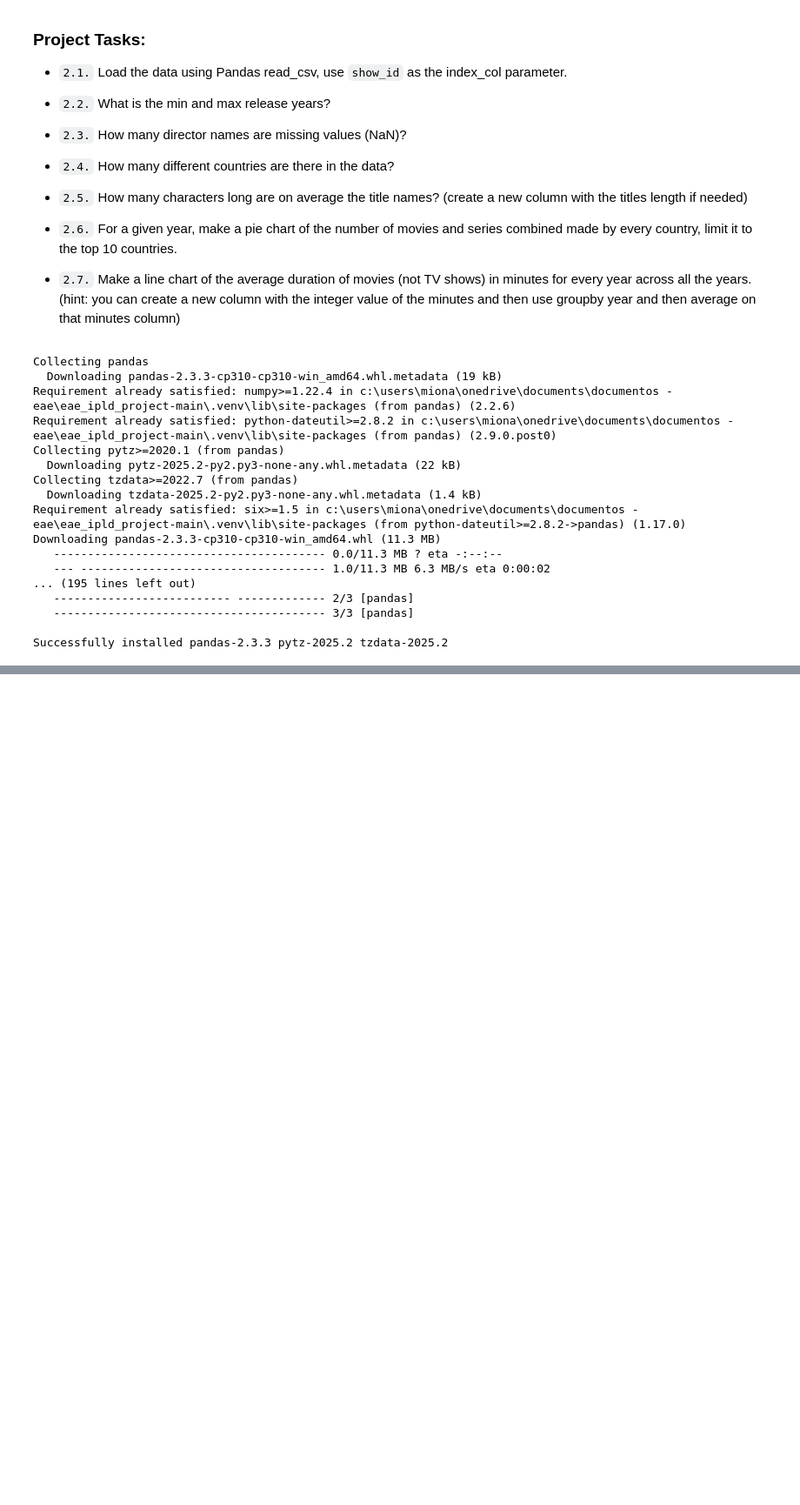
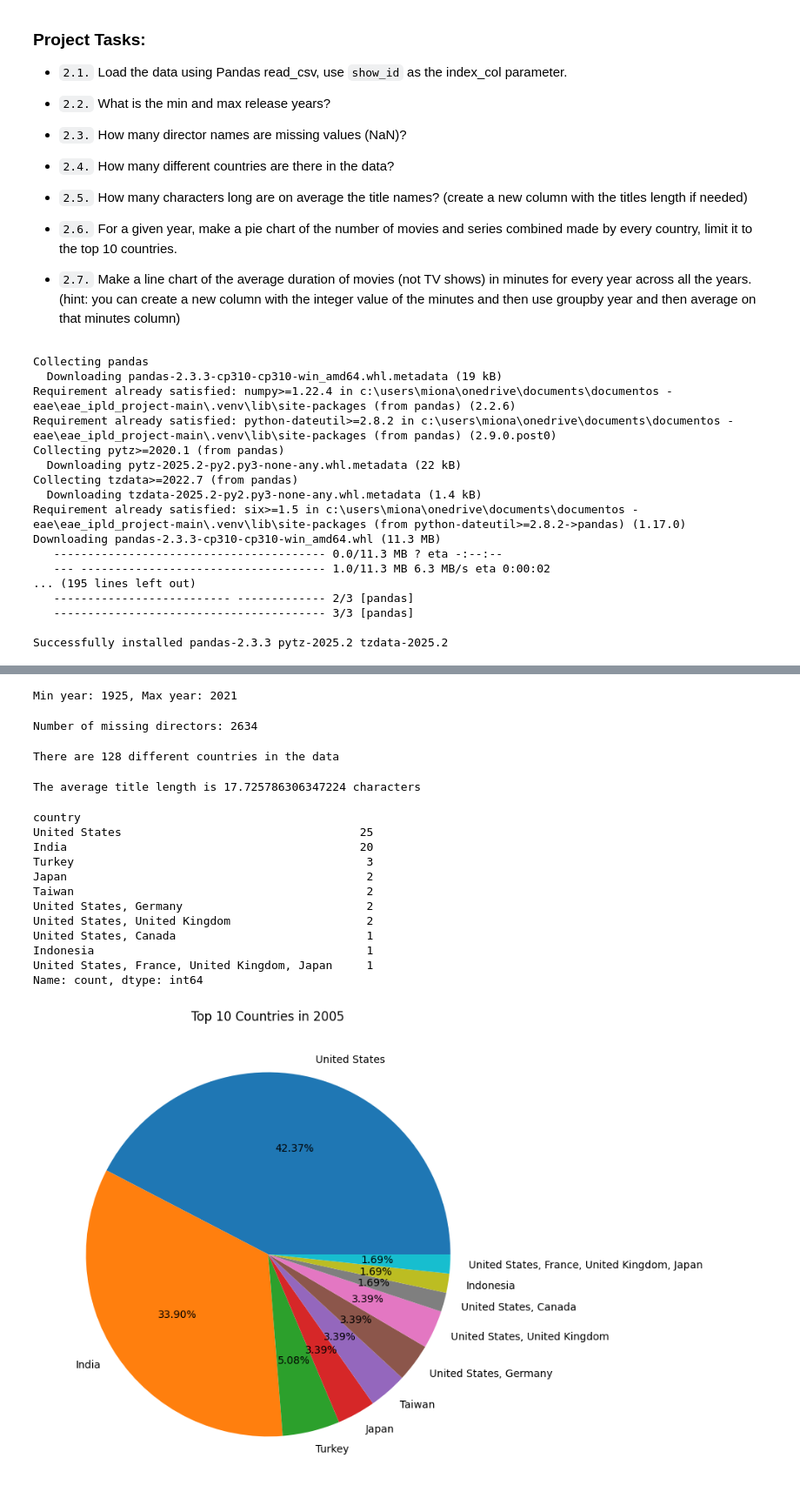
Before and after one commit to isaonaranjo/eae_ipld_project-main, a Jupyter notebook: development/02_netflix_data_analysis.ipynb, the cells around one changed output, grey strips where cells are left out. Shown at 87% size. Cells and saved outputs as stored; diff of their text form; code cells hidden in the pictures; blank space fills up the shorter version.

```diff
--- a/development/02_netflix_data_analysis.ipynb
+++ b/development/02_netflix_data_analysis.ipynb
@@ -49,6 +49,6 @@ import matplotlib.pyplot as plt
 
 data_path = "../data/netflix_titles.csv"
 
-movies_df = None  # TODO
+movies_df = pd.read_csv(data_path, index_col="show_id")
 
 movies_df
@@ -55,13 +70,17 @@ movies_df
 # %%
 # Ex 2.2: What is the min and max release years?
 
-min_year = None  # TODO
-max_year = None  # TODO
+min_year = movies_df["release_year"].min()
+max_year = movies_df["release_year"].max()
 
 print(f"Min year: {min_year}, Max year: {max_year}")
+# %% [output]
+Min year: 1925, Max year: 2021
 # %%
 # Ex 2.3: How many director names are missing values (NaN)?
 
-num_missing_directors = None  # TODO
+num_missing_directors = movies_df["director"].isna().sum()  # TODO
 
 print(f"Number of missing directors: {num_missing_directors}")
+# %% [output]
+Number of missing directors: 2634
@@ -81,31 +87,70 @@ print(f"There are {n_countries} different countries in the data")
+# %%
+# Ex 2.4: How many different countries are there in the data?
+
+# 1. Fill NaN with "Unknown"
+countries_filled = movies_df["country"].fillna("Unknown")
+
+# 2. Convert each entry into a list by splitting with ", "
+country_lists = countries_filled.apply(lambda x: x.split(", "))
+
+# 3. Flatten the lists into one big list of all countries
+all_countries = [country for sublist in country_lists for country in sublist]
+
+# 4. Get the unique countries
+unique_countries = set(all_countries)
+
+# 5. Count them
+n_countries = len(unique_countries)
+
+print(f"There are {n_countries} different countries in the data")
+# %% [output]
+There are 128 different countries in the data
 # %%
 # Ex 2.5: How many characters long are on average the title names?
 
 # hint: (create a new column with the titles length if needed, you can use the apply method like .apply(lambda x: len(x)) , then get the mean of that column)
-
-avg_title_length = None  # TODO
+movies_df["title_length"] = movies_df["title"].apply(lambda x: len(x))
+avg_title_length = movies_df["title_length"].mean()  # TODO
 
 print(f"The average title length is {avg_title_length} characters")
+# %% [output]
+The average title length is 17.725786306347224 characters
 # %%
 # Ex 2.6: For a given year, get the Pandas Series of how many movies and series combined were made by every country, limit it to the top 10 countries.
 
 # It's optional to clean or modify the data of countries in this case, you can just use the data as it is.
 
 # hint: (you can use the .loc method to filter the data by year, and then use the .value_counts() method to get the number of movies and series combined for each country,
 # finally use the head(10) method to get the top 10 countries)
 
 year = 2005   # you can try to change the year to see the results for different years
 
-top_10_countries = None  # TODO: top_10_countries has to be a Pandas Series with the top 10 countries with the number of movies and series combined for that year
+df_year = movies_df.loc[movies_df["release_year"] == year]
+
+top_10_countries =  df_year["country"].value_counts().head(10) # TODO: top_10_countries has to be a Pandas Series with the top 10 countries with the number of movies and series combined for that year
 
 print(top_10_countries)
 
 # Code to plot the pie chart from your data results
 fig = plt.figure(figsize=(8, 8))
 plt.pie(top_10_countries, labels=top_10_countries.index, autopct="%.2f%%")
 plt.title(f"Top 10 Countries in {year}")
 
 plt.show()
+# %% [output]
+country
+United States                                   25
+India                                           20
+Turkey                                           3
+Japan                                            2
+Taiwan                                           2
+United States, Germany                           2
+United States, United Kingdom                    2
+United States, Canada                            1
+Indonesia                                        1
+United States, France, United Kingdom, Japan     1
+Name: count, dtype: int64
+[figure, added]
 # %%
 # Ex 2.7: Make a line chart of the average duration of movies (not TV shows) in minutes for every year across all the years.
 
```
Also changed, not shown: parts of 3 cells of this notebook, 1 other file.
